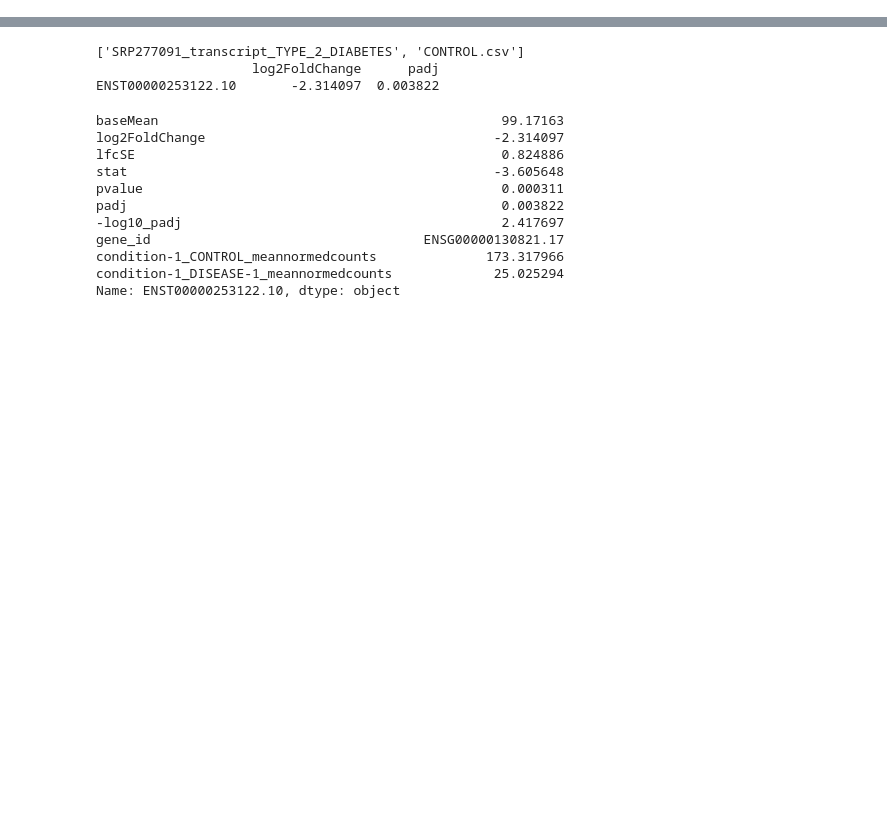
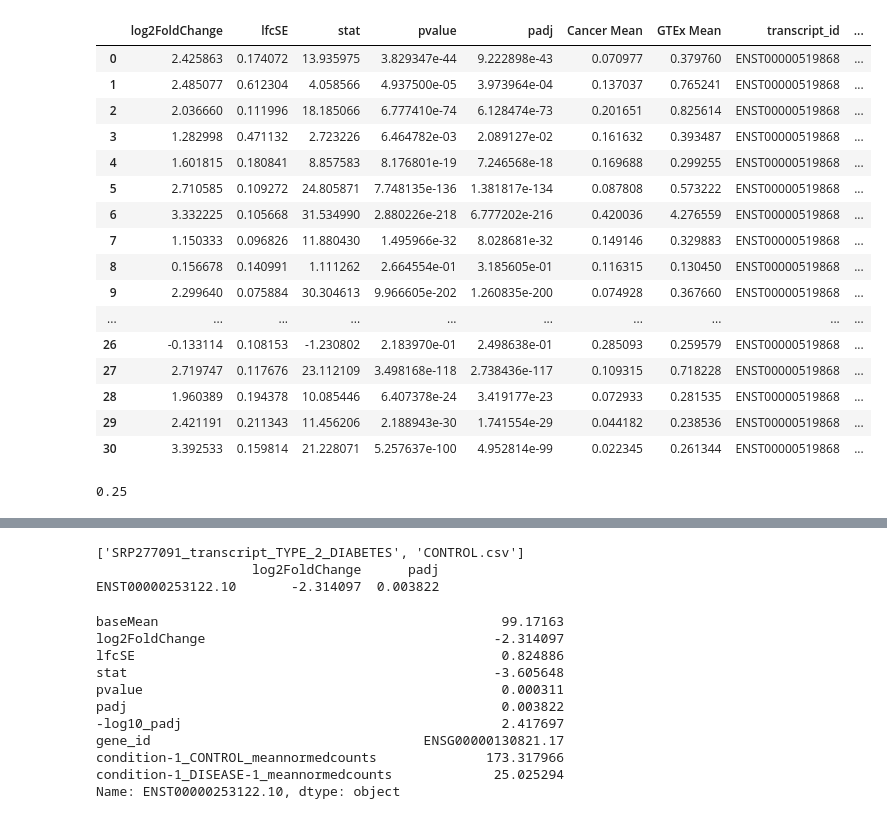
Before and after one commit to veliatx/dashboard, a Jupyter notebook: dashboard/testing.ipynb, the cells around one changed output, grey strips where cells are left out. Saved outputs shown, nothing was run; the diff lists cells and outputs as text; code cells hidden in the pictures; blank space fills up the shorter version.

```diff
--- a/dashboard/testing.ipynb
+++ b/dashboard/testing.ipynb
@@ -66,0 +273,24 @@ from dashboard.util import query_transcripts
+# %%
+de_table
+# %% [output]
+|  | log2FoldChange | lfcSE | stat | pvalue | padj | Cancer Mean | GTEx Mean | transcript_id | ... |
+| 0 | 2.425863 | 0.174072 | 13.935975 | 3.829347e-44 | 9.222898e-43 | 0.070977 | 0.379760 | ENST00000519868 | ... |
+| 1 | 2.485077 | 0.612304 | 4.058566 | 4.937500e-05 | 3.973964e-04 | 0.137037 | 0.765241 | ENST00000519868 | ... |
+| 2 | 2.036660 | 0.111996 | 18.185066 | 6.777410e-74 | 6.128474e-73 | 0.201651 | 0.825614 | ENST00000519868 | ... |
+| 3 | 1.282998 | 0.471132 | 2.723226 | 6.464782e-03 | 2.089127e-02 | 0.161632 | 0.393487 | ENST00000519868 | ... |
+| 4 | 1.601815 | 0.180841 | 8.857583 | 8.176801e-19 | 7.246568e-18 | 0.169688 | 0.299255 | ENST00000519868 | ... |
+| 5 | 2.710585 | 0.109272 | 24.805871 | 7.748135e-136 | 1.381817e-134 | 0.087808 | 0.573222 | ENST00000519868 | ... |
+| 6 | 3.332225 | 0.105668 | 31.534990 | 2.880226e-218 | 6.777202e-216 | 0.420036 | 4.276559 | ENST00000519868 | ... |
+| 7 | 1.150333 | 0.096826 | 11.880430 | 1.495966e-32 | 8.028681e-32 | 0.149146 | 0.329883 | ENST00000519868 | ... |
+| 8 | 0.156678 | 0.140991 | 1.111262 | 2.664554e-01 | 3.185605e-01 | 0.116315 | 0.130450 | ENST00000519868 | ... |
+| 9 | 2.299640 | 0.075884 | 30.304613 | 9.966605e-202 | 1.260835e-200 | 0.074928 | 0.367660 | ENST00000519868 | ... |
+| ... | ... | ... | ... | ... | ... | ... | ... | ... | ... |
+| 26 | -0.133114 | 0.108153 | -1.230802 | 2.183970e-01 | 2.498638e-01 | 0.285093 | 0.259579 | ENST00000519868 | ... |
+| 27 | 2.719747 | 0.117676 | 23.112109 | 3.498168e-118 | 2.738436e-117 | 0.109315 | 0.718228 | ENST00000519868 | ... |
+| 28 | 1.960389 | 0.194378 | 10.085446 | 6.407378e-24 | 3.419177e-23 | 0.072933 | 0.281535 | ENST00000519868 | ... |
+| 29 | 2.421191 | 0.211343 | 11.456206 | 2.188943e-30 | 1.741554e-29 | 0.044182 | 0.238536 | ENST00000519868 | ... |
+| 30 | 3.392533 | 0.159814 | 21.228071 | 5.257637e-100 | 4.952814e-99 | 0.022345 | 0.261344 | ENST00000519868 | ... |
+# %%
+2**-2
+# %% [output]
+0.25
```
Also changed, not shown: parts of 39 cells of this notebook, 10 other files.
